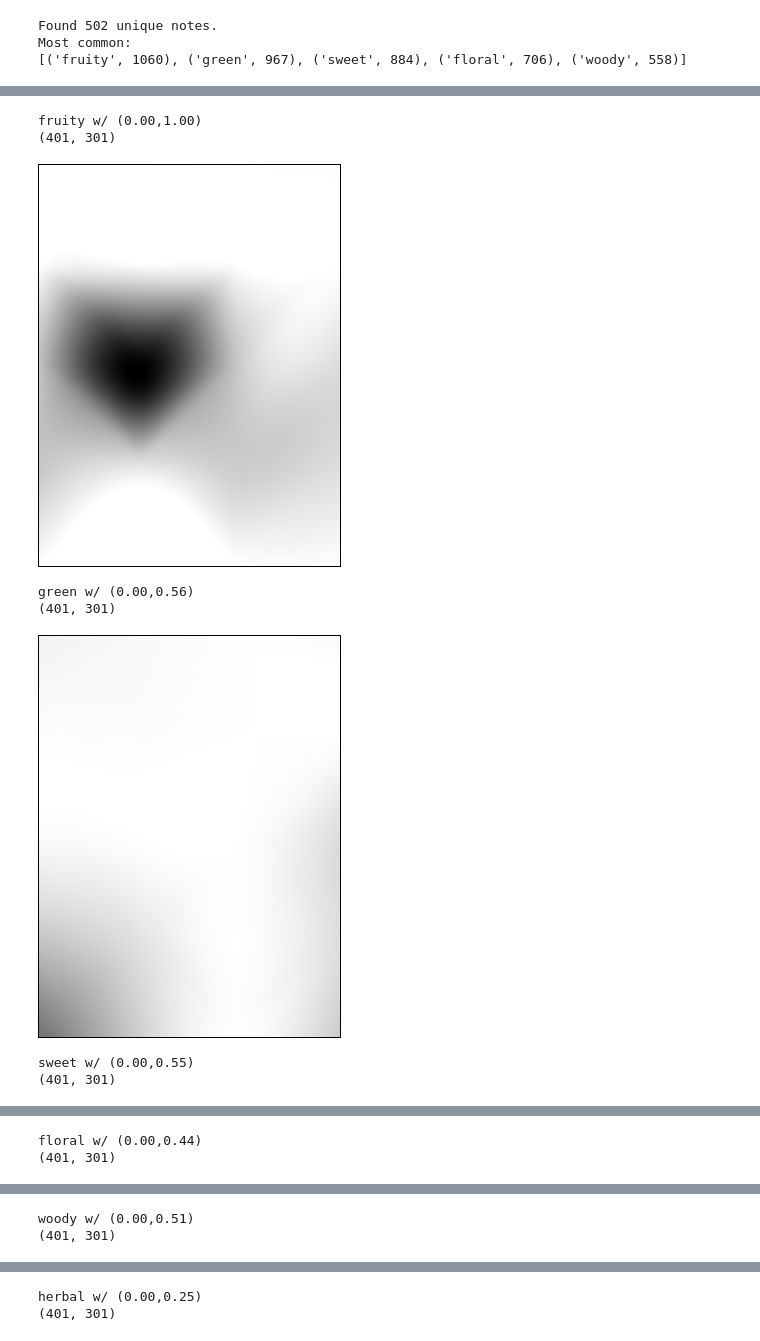
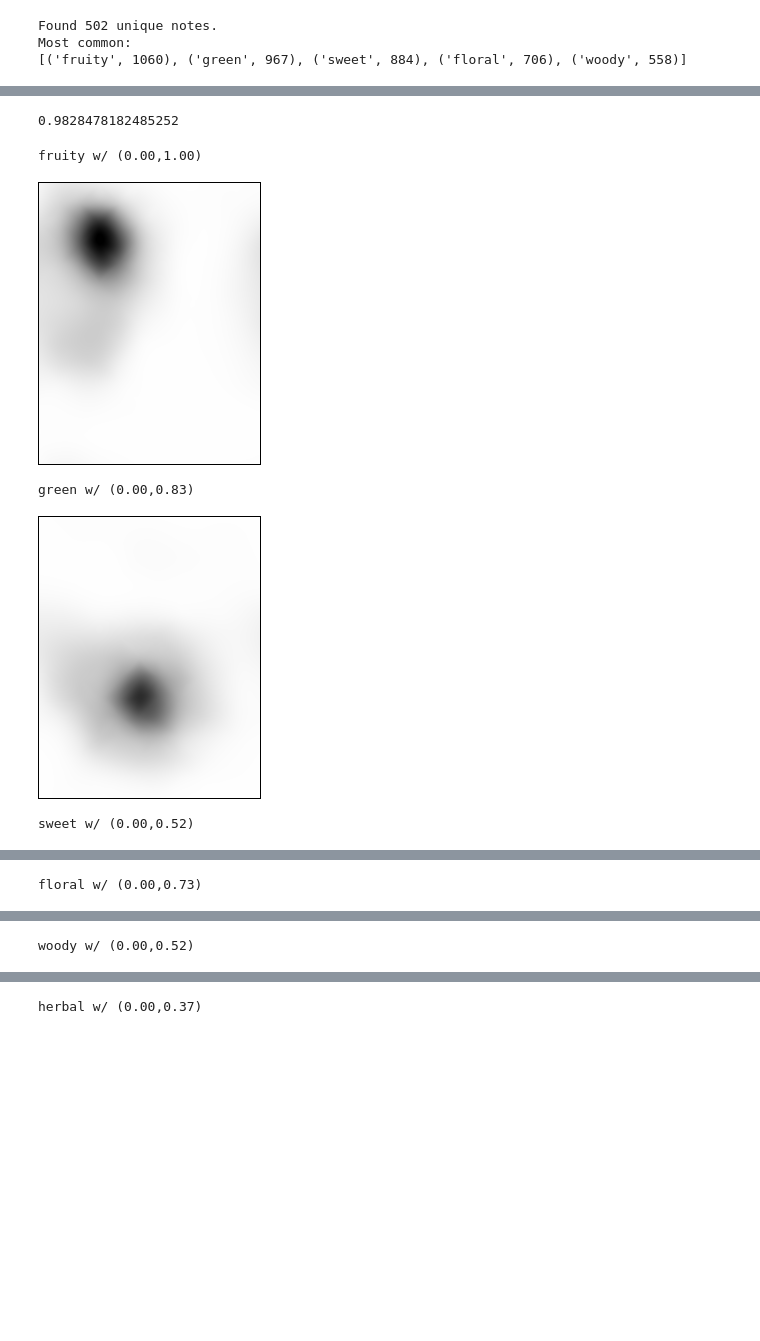
Before and after one commit to laurahsisson/aromap, a Jupyter notebook: chart.ipynb, the cells around one changed output, grey strips where cells are left out. Drawn from its saved outputs; the diff is of its cells as text; code cells hidden in the pictures; blank space fills up the shorter version.

```diff
--- a/chart.ipynb
+++ b/chart.ipynb
@@ -95,82 +95,71 @@ def do_train(config,verbose=False):
 
     encodings = torch.stack([mol["encoding"] for mol in molecules])
 
+    # steps = int(config["width"] * config["height"])
+    # steps = config["width"], config["height"]
     steps = int(config["width"] * config["height"])
     for i in tqdm.tqdm(range(steps),smoothing=0, disable=not verbose):
         map.update_batch(encodings)
         map.do_decay()
 
+    print(map.gauss)
     return map
 
-mapw = 5
-maph = 4
+mapw = 15
+maph = 12
+step = .05
 
 # In general, the larger the initial gauss, the longer the training will have to be
 # Though using a stronger decay reduces this.
 # A larger initial gauss does tend to lead to better distributions, though.
 
-map = do_train({'width': mapw, 'height': maph, "gauss":min(mapw,maph)/2, "decay": .9, "onehot": True},verbose=True)
+map = do_train({'width': mapw, 'height': maph, "gauss":min(mapw,maph)/2, "decay": .99, "onehot": True},verbose=True)
 note_encodings = torch.stack([multi_hot([n]) for n,f in all_notes.most_common()])
 all_activations = torch.stack([map.get_activations(enc) for enc in note_encodings])
 amin, amax = all_activations.min(), all_activations.max()
+# %% [output]
+0.9828478182485252
 # %%
 import PIL
-
-rsz = 15
-
-def interpolate(activations, step):
-    fine_grid = utils.get_idx_grid(map.width, map.height, step)
-    fine_act = scipy.interpolate.griddata(map.map_idx.numpy(),
-                                          activations.numpy(),
-                                          fine_grid.numpy(),
-                                          method="cubic")
-    return fine_grid, torch.FloatTensor(fine_act)
-
 def normalize(actvn,thresh=0):
     norm = (actvn - amin) / (amax - amin)
     norm = torch.clamp(norm,0,1)
     return torch.nn.functional.threshold(norm,thresh,0)
 
 def to_img_array(actvn,step,invert,thresh=0):
-    rsz_grid, rsz_actvn = interpolate(actvn,step)
-    # I have no idea how I got these equations.
-    nw,nh = ((map.width-1)/step)+1,((map.height-1)/step)+1
-    nshape = (int(nw),int(nh))
-    mtrx = normalize(rsz_actvn,thresh).reshape(nshape).numpy()
+    _, rsz_actvn, rsz_shape = map.interpolate(actvn,step,method="cubic")
+    mtrx = normalize(rsz_actvn,thresh).reshape(*rsz_shape).numpy()
     if invert:
         mtrx = 1-mtrx
     mtrx_norm = mtrx*255
 
     return mtrx_norm.astype('uint8')
 
 def add_border(pil_img, border):
     width, height = pil_img.size
     new_width = width + 2*border
     new_height = height + 2*border
     result = PIL.Image.new(pil_img.mode, (new_width, new_height), 0)
     result.paste(pil_img, (border, border))
     return result
 
 def make_bw_pil(img_array, border=0):
+    assert img_array.dtype=="uint8"
     w,h = img_array.shape
-    print(img_array.shape)
     img = PIL.Image.fromarray(img_array,mode="L")
     return add_border(img,border)
 
 def make_empty_img_array(invert):
     return to_img_array(torch.full((map.width,map.height),amax),invert)
 
 for n,f in all_notes.most_common(10):
     activations = map.get_activations(multi_hot([n]))
     norm = normalize(activations)
     print(f"{n} w/ ({norm.min().numpy():.2f},{norm.max().numpy():.2f})")
-    display(make_bw_pil(to_img_array(activations,step=.01,invert=True),1))
+    display(make_bw_pil(to_img_array(activations,step=step,invert=True),1))
 # %% [output]
 fruity w/ (0.00,1.00)
-(401, 301)
-[figure, old version]
+[figure, new version]
-green w/ (0.00,0.56)
-(401, 301)
+green w/ (0.00,0.83)
-[figure, old version]
+[figure, new version]
-sweet w/ (0.00,0.55)
-(401, 301)
+sweet w/ (0.00,0.52)
@@ -178,2 +167 @@ sweet w/ (0.00,0.55)
-floral w/ (0.00,0.44)
-(401, 301)
+floral w/ (0.00,0.73)
@@ -181,2 +169 @@ floral w/ (0.00,0.44)
-woody w/ (0.00,0.51)
-(401, 301)
+woody w/ (0.00,0.52)
@@ -184,2 +171 @@ woody w/ (0.00,0.51)
-herbal w/ (0.00,0.25)
-(401, 301)
+herbal w/ (0.00,0.37)
```
Also changed, not shown: parts of 16 cells of this notebook, 2 other files.
